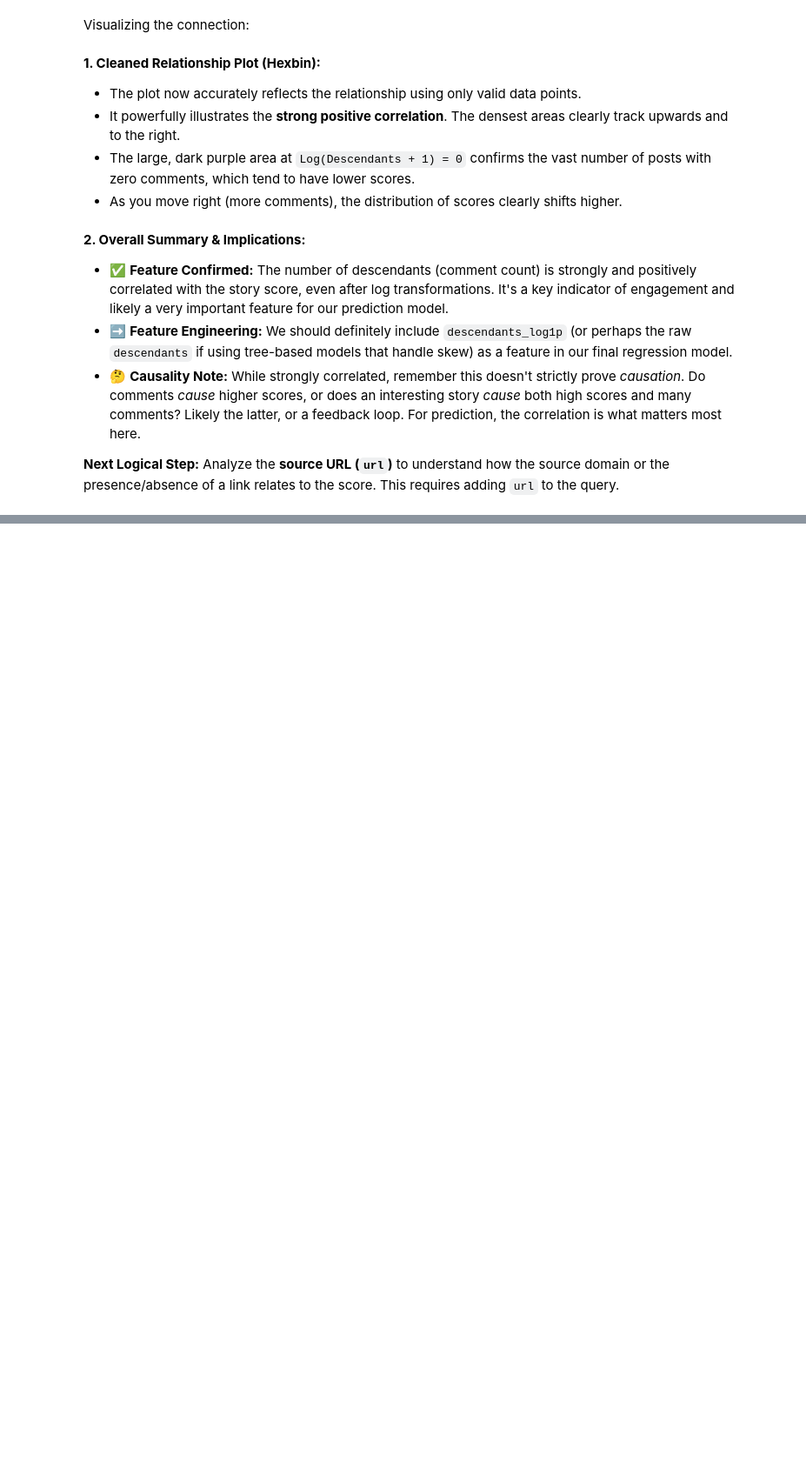
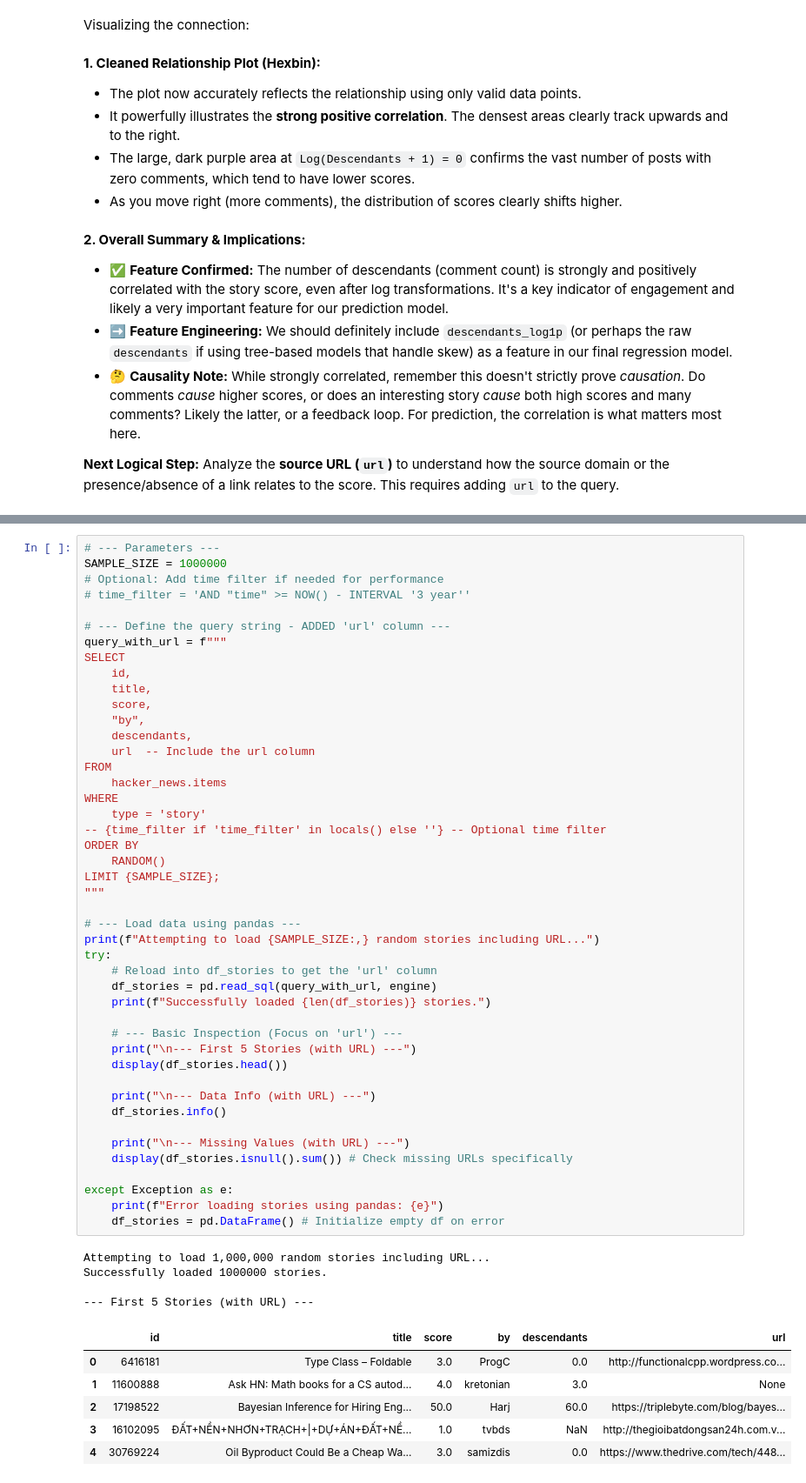
Before and after one commit to ocmoney/Dropout_Disco, a Jupyter notebook: notebooks/eda.ipynb, the cells around one changed output, grey strips where cells are left out. Shown at 87% size. Drawn from its saved outputs; the diff is of its cells as text; blank space fills up the shorter version.

```diff
--- a/notebooks/eda.ipynb
+++ b/notebooks/eda.ipynb
@@ -1259,0 +1279,56 @@ Visualizing the connection:
+# %%
+# --- Parameters ---
+SAMPLE_SIZE = 1000000
+# Optional: Add time filter if needed for performance
+# time_filter = 'AND "time" >= NOW() - INTERVAL '3 year''
+
+# --- Define the query string - ADDED 'url' column ---
+query_with_url = f"""
+SELECT
+    id,
+    title,
+    score,
+    "by",
+    descendants,
+    url  -- Include the url column
+FROM
+    hacker_news.items
+WHERE
+    type = 'story'
+-- {time_filter if 'time_filter' in locals() else ''} -- Optional time filter
+ORDER BY
+    RANDOM()
+LIMIT {SAMPLE_SIZE};
+"""
+
+# --- Load data using pandas ---
+print(f"Attempting to load {SAMPLE_SIZE:,} random stories including URL...")
+try:
+    # Reload into df_stories to get the 'url' column
+    df_stories = pd.read_sql(query_with_url, engine)
+    print(f"Successfully loaded {len(df_stories)} stories.")
+
+    # --- Basic Inspection (Focus on 'url') ---
+    print("\n--- First 5 Stories (with URL) ---")
+    display(df_stories.head())
+
+    print("\n--- Data Info (with URL) ---")
+    df_stories.info()
+
+    print("\n--- Missing Values (with URL) ---")
+    display(df_stories.isnull().sum()) # Check missing URLs specifically
+
+except Exception as e:
+    print(f"Error loading stories using pandas: {e}")
+    df_stories = pd.DataFrame() # Initialize empty df on error
+# %% [output]
+Attempting to load 1,000,000 random stories including URL...
+Successfully loaded 1000000 stories.
+
+--- First 5 Stories (with URL) ---
+|  | id | title | score | by | descendants | url |
+| 0 | 6416181 | Type Class – Foldable | 3.0 | ProgC | 0.0 | http://functionalcpp.wordpress.co... |
+| 1 | 11600888 | Ask HN: Math books for a CS autod... | 4.0 | kretonian | 3.0 | None |
+| 2 | 17198522 | Bayesian Inference for Hiring Eng... | 50.0 | Harj | 60.0 | https://triplebyte.com/blog/bayes... |
+| 3 | 16102095 | ĐẤT+NỀN+NHƠN+TRẠCH+|+DỰ+ÁN+ĐẤT+NỀ... | 1.0 | tvbds | NaN | http://thegioibatdongsan24h.com.v... |
+| 4 | 30769224 | Oil Byproduct Could Be a Cheap Wa... | 3.0 | samizdis | 0.0 | https://www.thedrive.com/tech/448... |
```
Also changed, not shown: parts of 10 cells of this notebook.
